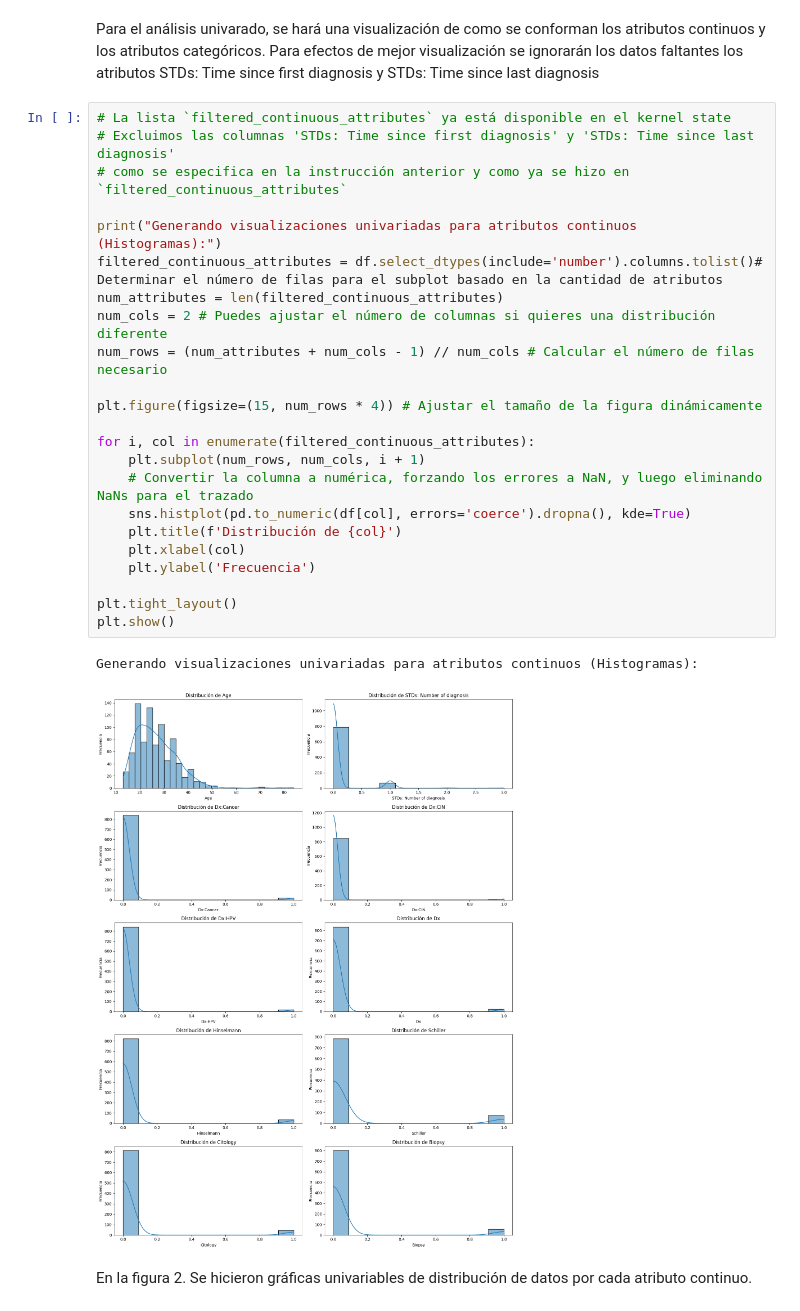
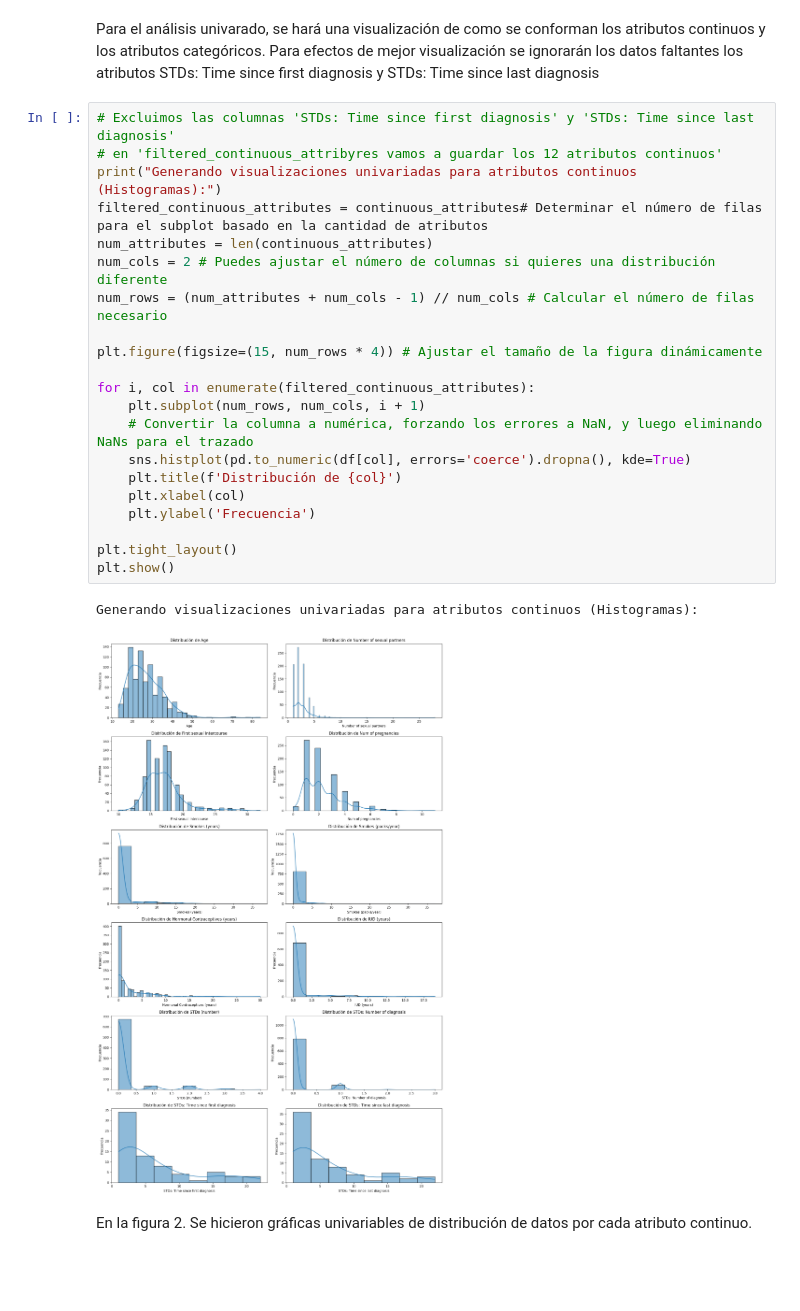
Before and after one commit to mareylugo/ICD-2026, a Jupyter notebook: Practica_1_Cervical_cancer_risk_factors.ipynb, the cells around one changed output. Saved outputs shown, nothing was run; the diff lists cells and outputs as text; blank space fills up the shorter version.

```diff
--- a/Practica_1_Cervical_cancer_risk_factors.ipynb
+++ b/Practica_1_Cervical_cancer_risk_factors.ipynb
@@ -376,31 +377,29 @@ Respecto a la cardinalidad de los valores categóricos, todos son 0 y 1, así qu
 # %% [markdown]
 Para el análisis univarado, se hará una visualización de como se conforman los atributos continuos y los atributos categóricos. Para efectos de mejor visualización se ignorarán los datos faltantes los atributos STDs: Time since first diagnosis y STDs: Time since last diagnosis
 # %%
-# La lista `filtered_continuous_attributes` ya está disponible en el kernel state
 # Excluimos las columnas 'STDs: Time since first diagnosis' y 'STDs: Time since last diagnosis'
-# como se especifica en la instrucción anterior y como ya se hizo en `filtered_continuous_attributes`
-
+# en 'filtered_continuous_attribyres vamos a guardar los 12 atributos continuos'
 print("Generando visualizaciones univariadas para atributos continuos (Histogramas):")
-filtered_continuous_attributes = df.select_dtypes(include='number').columns.tolist()# Determinar el número de filas para el subplot basado en la cantidad de atributos
-num_attributes = len(filtered_continuous_attributes)
+filtered_continuous_attributes = continuous_attributes# Determinar el número de filas para el subplot basado en la cantidad de atributos
+num_attributes = len(continuous_attributes)
 num_cols = 2 # Puedes ajustar el número de columnas si quieres una distribución diferente
 num_rows = (num_attributes + num_cols - 1) // num_cols # Calcular el número de filas necesario
 
 plt.figure(figsize=(15, num_rows * 4)) # Ajustar el tamaño de la figura dinámicamente
 
 for i, col in enumerate(filtered_continuous_attributes):
     plt.subplot(num_rows, num_cols, i + 1)
     # Convertir la columna a numérica, forzando los errores a NaN, y luego eliminando NaNs para el trazado
     sns.histplot(pd.to_numeric(df[col], errors='coerce').dropna(), kde=True)
     plt.title(f'Distribución de {col}')
     plt.xlabel(col)
     plt.ylabel('Frecuencia')
 
 plt.tight_layout()
 plt.show()
 # %% [output]
 Generando visualizaciones univariadas para atributos continuos (Histogramas):
-[figure, old version]
+[figure, new version]
 # %% [markdown]
 En la figura 2. Se hicieron gráficas univariables de distribución de datos por cada atributo continuo.
 # %%
```
Also changed, not shown: parts of 8 cells of this notebook.
